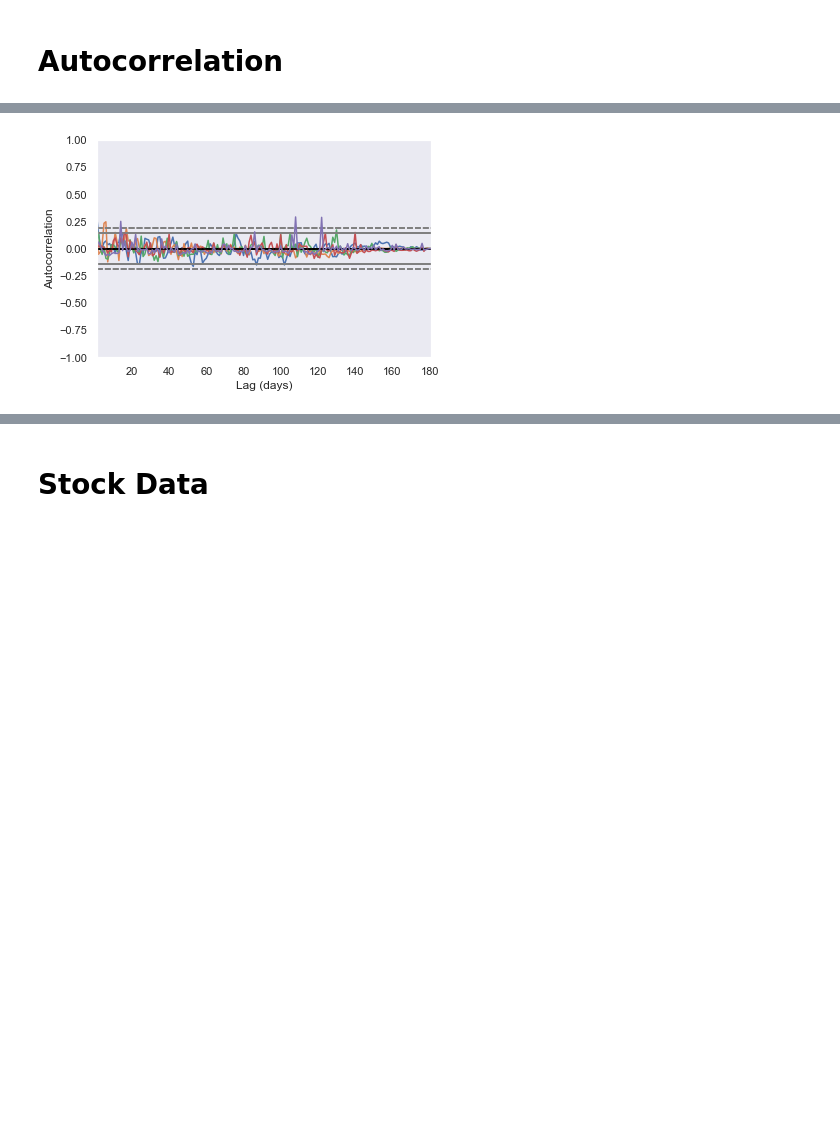
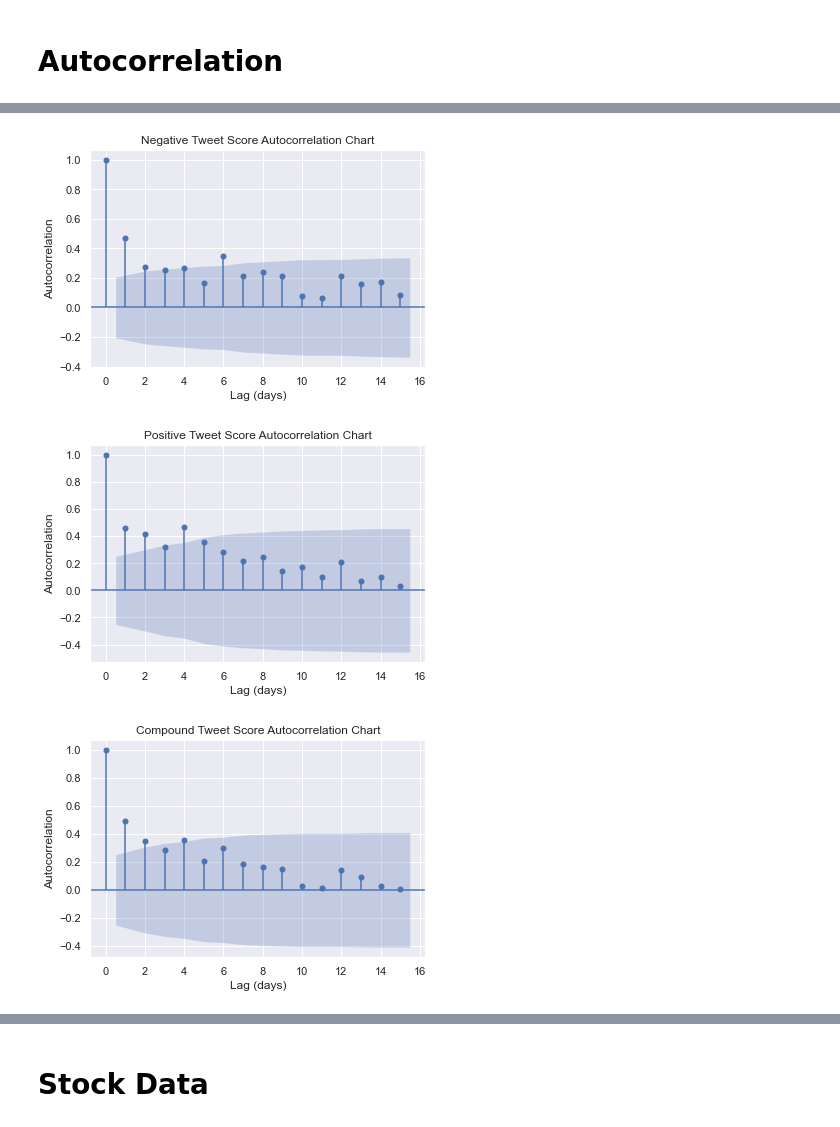
Before and after one commit to daanishali921/twitter_sentiment_stock_trend_predictor, a Jupyter notebook: scrap_book.ipynb, the cells around one changed output, grey strips where cells are left out. Saved outputs shown, nothing was run; the diff lists cells and outputs as text; code cells hidden in the pictures; blank space fills up the shorter version.

```diff
--- a/scrap_book.ipynb
+++ b/scrap_book.ipynb
@@ -309,19 +313,0 @@ plt.xlabel('Lag (days)');
-# %%
-# STATISITCALLY inSIGNIFICANT
-
-autocorrelation_plot(df_tweet_GME_dailymean['Neutral Tweet Score'])
-plt.xlabel('Lag (days)');
-
-autocorrelation_plot(df_tweet_GME_dailymean['Compound Followers'])
-plt.xlabel('Lag (days)');
-
-autocorrelation_plot(df_tweet_GME_dailymean['Reply Count'])
-plt.xlabel('Lag (days)');
-
-autocorrelation_plot(df_tweet_GME_dailymean['Likes Count'])
-plt.xlabel('Lag (days)');
-
-autocorrelation_plot(df_tweet_GME_dailymean['Retweet Count'])
-plt.xlabel('Lag (days)');
-# %% [output]
-[figure, removed]
@@ -327,0 +316,23 @@ plt.xlabel('Lag (days)');
+# %%
+import statsmodels.api as sm
+
+# STATISITCALLY SIGNIFICANT
+
+sm.graphics.tsa.plot_acf(df_tweet_GME_dailymean['Negative Tweet Score'].loc[:'2021-3-31'], lags=15, alpha=.05)
+plt.xlabel('Lag (days)')
+plt.ylabel('Autocorrelation')
+plt.title('Negative Tweet Score Autocorrelation Chart');
+
+sm.graphics.tsa.plot_acf(df_tweet_GME_dailymean['Positive Tweet Score'].loc[:'2021-3-1'], lags=15, alpha=.05)
+plt.xlabel('Lag (days)')
+plt.ylabel('Autocorrelation')
+plt.title('Positive Tweet Score Autocorrelation Chart');
+
+sm.graphics.tsa.plot_acf(df_tweet_GME_dailymean['Compound Tweet Score'].loc[:'2021-3-1'], lags=15, alpha=.05)
+plt.xlabel('Lag (days)')
+plt.ylabel('Autocorrelation')
+plt.title('Compound Tweet Score Autocorrelation Chart');
+# %% [output]
+[figure, added]
+[figure, added]
+[figure, added]
```
Also changed, not shown: parts of 37 cells of this notebook, 1 other file.
